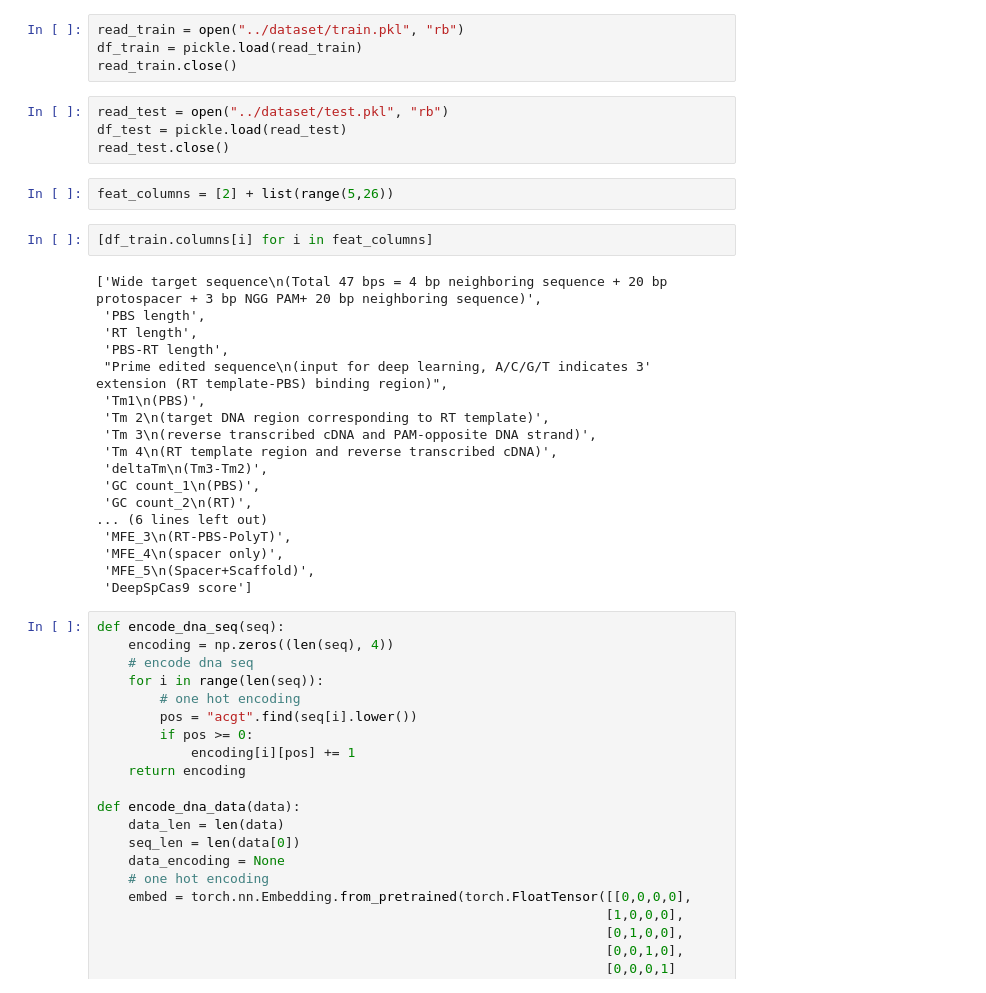
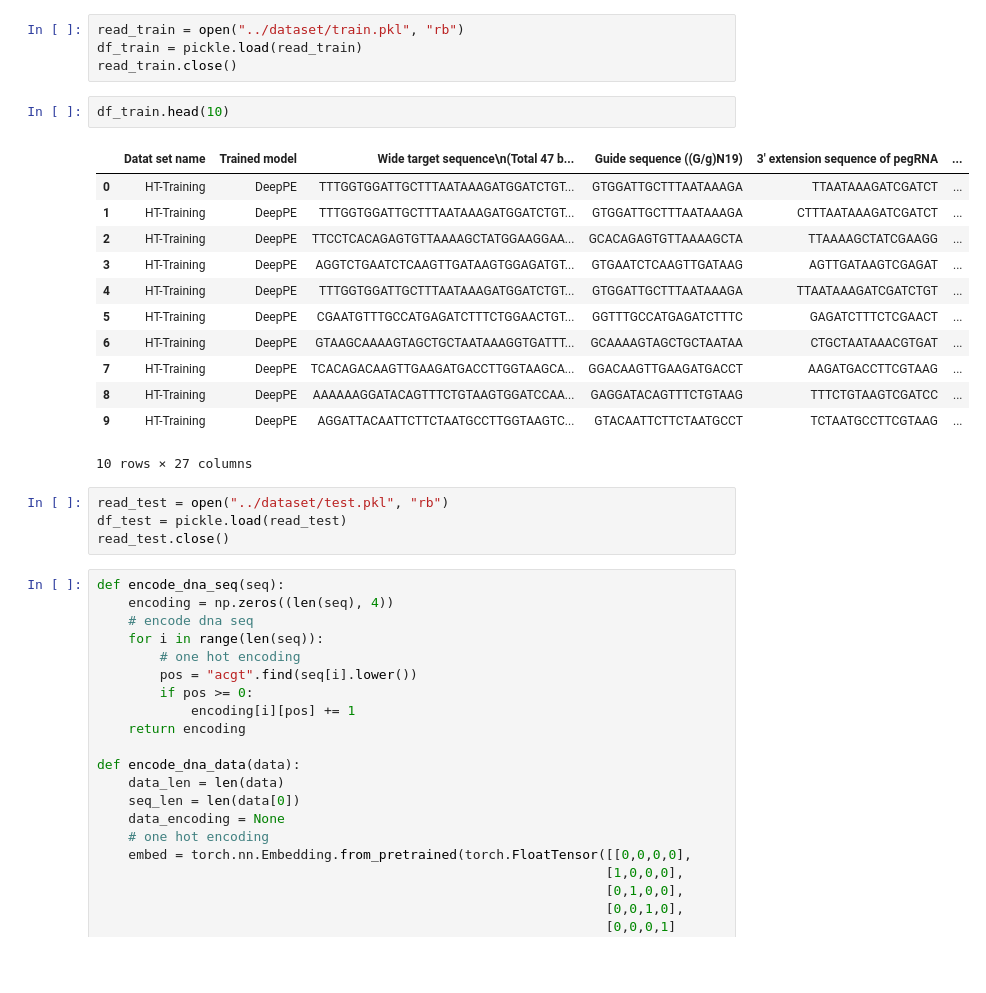
Before and after one commit to limlesssj5781/GeneModelsAttributing, a Jupyter notebook: deep_prime_editing/notebooks/train_lstm.ipynb, the cells around one changed output. Cells and saved outputs as stored; diff of their text form; blank space fills up the shorter version.

Commit message:
lstm train

```diff
--- a/deep_prime_editing/notebooks/train_lstm.ipynb
+++ b/deep_prime_editing/notebooks/train_lstm.ipynb
@@ -26,32 +27,25 @@ class BasicModule(nn.Module):
 read_train = open("../dataset/train.pkl", "rb")
 df_train = pickle.load(read_train)
 read_train.close()
+# %%
+df_train.head(10)
+# %% [output]
+|  | Datat set name | Trained model | Wide target sequence\n(Total 47 b... | Guide sequence ((G/g)N19) | 3' extension sequence of pegRNA | ... |
+| 0 | HT-Training | DeepPE | TTTGGTGGATTGCTTTAATAAAGATGGATCTGT... | GTGGATTGCTTTAATAAAGA | TTAATAAAGATCGATCT | ... |
+| 1 | HT-Training | DeepPE | TTTGGTGGATTGCTTTAATAAAGATGGATCTGT... | GTGGATTGCTTTAATAAAGA | CTTTAATAAAGATCGATCT | ... |
+| 2 | HT-Training | DeepPE | TTCCTCACAGAGTGTTAAAAGCTATGGAAGGAA... | GCACAGAGTGTTAAAAGCTA | TTAAAAGCTATCGAAGG | ... |
+| 3 | HT-Training | DeepPE | AGGTCTGAATCTCAAGTTGATAAGTGGAGATGT... | GTGAATCTCAAGTTGATAAG | AGTTGATAAGTCGAGAT | ... |
+| 4 | HT-Training | DeepPE | TTTGGTGGATTGCTTTAATAAAGATGGATCTGT... | GTGGATTGCTTTAATAAAGA | TTAATAAAGATCGATCTGT | ... |
+| 5 | HT-Training | DeepPE | CGAATGTTTGCCATGAGATCTTTCTGGAACTGT... | GGTTTGCCATGAGATCTTTC | GAGATCTTTCTCGAACT | ... |
+| 6 | HT-Training | DeepPE | GTAAGCAAAAGTAGCTGCTAATAAAGGTGATTT... | GCAAAAGTAGCTGCTAATAA | CTGCTAATAAACGTGAT | ... |
+| 7 | HT-Training | DeepPE | TCACAGACAAGTTGAAGATGACCTTGGTAAGCA... | GGACAAGTTGAAGATGACCT | AAGATGACCTTCGTAAG | ... |
+| 8 | HT-Training | DeepPE | AAAAAAGGATACAGTTTCTGTAAGTGGATCCAA... | GAGGATACAGTTTCTGTAAG | TTTCTGTAAGTCGATCC | ... |
+| 9 | HT-Training | DeepPE | AGGATTACAATTCTTCTAATGCCTTGGTAAGTC... | GTACAATTCTTCTAATGCCT | TCTAATGCCTTCGTAAG | ... |
+10 rows × 27 columns
 # %%
 read_test = open("../dataset/test.pkl", "rb")
 df_test = pickle.load(read_test)
 read_test.close()
-# %%
-feat_columns = [2] + list(range(5,26))
-# %%
-[df_train.columns[i] for i in feat_columns]
-# %% [output]
-['Wide target sequence\n(Total 47 bps = 4 bp neighboring sequence + 20 bp protospacer + 3 bp NGG PAM+ 20 bp neighboring sequence)',
- 'PBS length',
- 'RT length',
- 'PBS-RT length',
- "Prime edited sequence\n(input for deep learning, A/C/G/T indicates 3' extension (RT template-PBS) binding region)",
- 'Tm1\n(PBS)',
- 'Tm 2\n(target DNA region corresponding to RT template)',
- 'Tm 3\n(reverse transcribed cDNA and PAM-opposite DNA strand)',
- 'Tm 4\n(RT template region and reverse transcribed cDNA)',
- 'deltaTm\n(Tm3-Tm2)',
- 'GC count_1\n(PBS)',
- 'GC count_2\n(RT)',
-... (6 lines left out)
- 'MFE_3\n(RT-PBS-PolyT)',
- 'MFE_4\n(spacer only)',
- 'MFE_5\n(Spacer+Scaffold)',
- 'DeepSpCas9 score']
 # %%
 def encode_dna_seq(seq):
     encoding = np.zeros((len(seq), 4))
```
Also changed, not shown: parts of 13 cells of this notebook, 6 other files.
